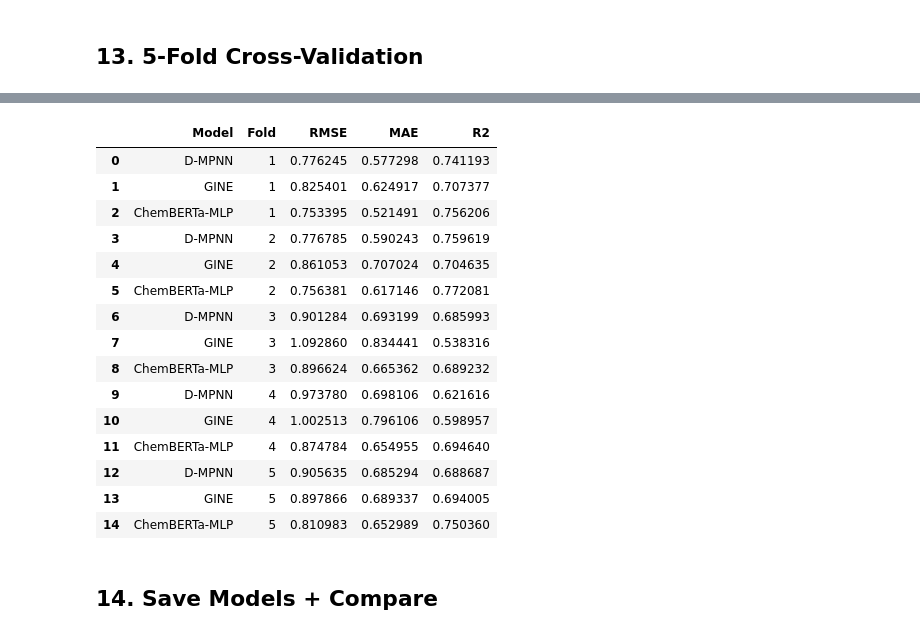
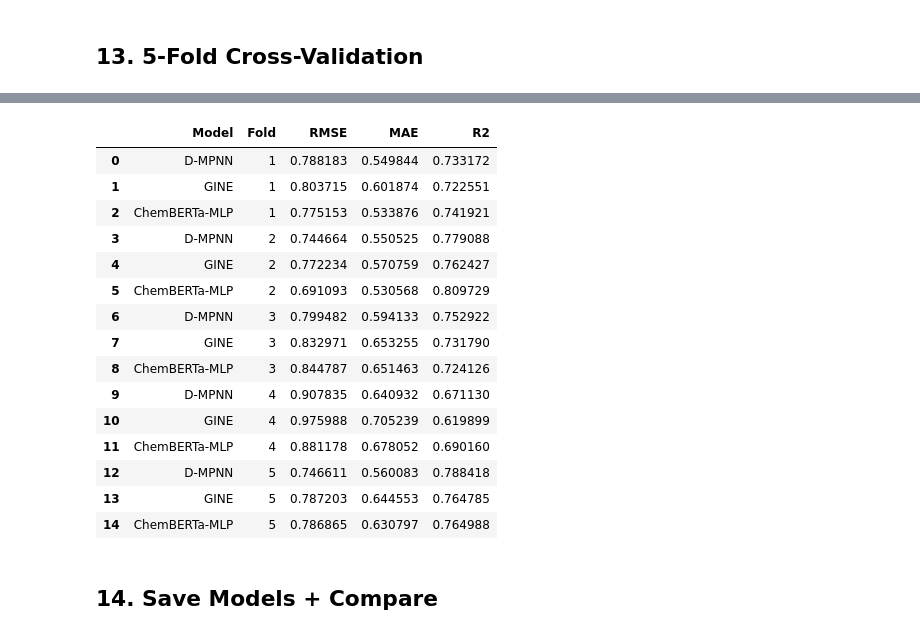
Before and after one commit to Techbjd/new_method, a Jupyter notebook: testing/fix_of_chemphore/colabtestregressiom_fast.ipynb, the cells around one changed output, grey strips where cells are left out. Drawn from its saved outputs; the diff is of its cells as text; code cells hidden in the pictures.

```diff
--- a/testing/fix_of_chemphore/colabtestregressiom_fast.ipynb
+++ b/testing/fix_of_chemphore/colabtestregressiom_fast.ipynb
@@ -81,11 +87,13 @@ ChemBERTa available: True
 ## 1. Define Small-Data Architectures
 # %%
 import os
-# === Feature / filtering flags — all OFF by default (flag-only) ===
+# === Feature flags: graph-first + MACCS late-fusion ON ===
 # GRAPH-FIRST: DL works on RDKit graphs (78-dim atoms + 6-dim bonds) directly.
-# Fingerprints are flag-only supplements — OFF unless you explicitly set True.
-# No fingerprint is concatenated unless flag True — keeps graph signal pure.
-USE_MACCS = False
+# MACCS (167 bits) is NOT fed into message-passing (would need remodel + dominate topology).
+# Instead it is projected 167->32 and concatenated with the GNN pooled output g[64-d]
+# -> 96-d head. This preserves graph signal and adds stable substructure keys for COCONUT screening.
+# MORGAN 1024 stays OFF (too big for n=645: +33k params).
+USE_MACCS = True
 MACCS_DIM = 167
 MACCS_PROJ_DIM = 32
 USE_MORGAN = False
@@ -266,7 +283,8 @@ class GINELayer(nn.Module):
 
 
 class GINESmall(nn.Module):
-    """3-layer GINE, hidden=64 -> ~40k params (small-data-safe). Regression head out_dim=1."""
+    """3-layer GINE, hidden=64 -> ~40k params (+~5k when MACCS on). Regression head out_dim=1.
+    Linear output — NO softmax/sigmoid. MACCS fused LATE with pooled g."""
 
     def __init__(self, num_node_features=78, num_edge_features=6, hidden_dim=64,
                  num_layers=3, dropout=0.3, out_dim=1,
@@ -280,18 +298,22 @@ class GINESmall(nn.Module):
         self.dropout = dropout
         self.use_maccs = use_maccs
         self.use_morgan = use_morgan
+        self.maccs_proj_dim = maccs_proj_dim
         extra_dim = 0
         if use_maccs:
-            self.maccs_proj = nn.Sequential(nn.Linear(maccs_dim, maccs_proj_dim), nn.ReLU())
+            self.maccs_proj = nn.Sequential(
+                nn.Linear(maccs_dim, maccs_proj_dim), nn.ReLU(), nn.Dropout(0.1))
             extra_dim += maccs_proj_dim
         if use_morgan:
-            self.morgan_proj = nn.Sequential(nn.Linear(morgan_dim, 32), nn.ReLU())
+            self.morgan_proj = nn.Sequential(nn.Linear(morgan_dim, 32), nn.ReLU(), nn.Dropout(0.1))
             extra_dim += 32
+        self.fusion_norm = nn.LayerNorm(hidden_dim + extra_dim) if extra_dim > 0 else nn.Identity()
+        self.fusion_drop = nn.Dropout(dropout) if extra_dim > 0 else nn.Identity()
         self.head = nn.Sequential(
             nn.Linear(hidden_dim + extra_dim, 32),
             nn.ReLU(),
             nn.Dropout(dropout),
-            nn.Linear(32, out_dim)
+            nn.Linear(32, out_dim)  # linear: no softmax/sigmoid
         )
 
     def forward(self, x, edge_index, edge_attr, batch, maccs=None, morgan=None):
@@ -301,11 +323,11 @@ class GINESmall(nn.Module):
         g = global_add_pool(x, batch)
         extras = []
         if self.use_maccs:
-            extras.append(self.maccs_proj(maccs.to(dtype=g.dtype, device=g.device)) if maccs is not None else torch.zeros((g.size(0), MACCS_PROJ_DIM), device=g.device, dtype=g.dtype))
+            extras.append(self.maccs_proj(maccs.to(dtype=g.dtype, device=g.device)) if maccs is not None else torch.zeros((g.size(0), self.maccs_proj_dim), device=g.device, dtype=g.dtype))
         if self.use_morgan:
             extras.append(self.morgan_proj(morgan.to(dtype=g.dtype, device=g.device)) if morgan is not None else torch.zeros((g.size(0), 32), device=g.device, dtype=g.dtype))
         if extras:
-            g = torch.cat([g] + extras, dim=1)
+            g = self.fusion_drop(self.fusion_norm(torch.cat([g] + extras, dim=1)))
         return self.head(g).squeeze(-1)
 # %%
 class ChemBERTaMLP(nn.Module):
@@ -1162,7 +1187,14 @@ shuffled_results15 = []
 for i in range(10):
     # shuffle CONTINUOUS target (scaled delta)
     y_sh = shuffle(y_train_scaled, random_state=i)
-    sg = [Data(x=g.x, edge_index=g.edge_index, edge_attr=g.edge_attr, **({'maccs': g.maccs} if hasattr(g, 'maccs') else {}), y=torch.tensor([float(y_sh[j])], dtype=torch.float))
+    def _fp_kwargs(g0):
+        kw = {}
+        if hasattr(g0, 'maccs'):
+            kw['maccs'] = g0.maccs
+        if hasattr(g0, 'morgan'):
+            kw['morgan'] = g0.morgan
+        return kw
+    sg = [Data(x=g.x, edge_index=g.edge_index, edge_attr=g.edge_attr, **_fp_kwargs(g), y=torch.tensor([float(y_sh[j])], dtype=torch.float))
           for j, g in enumerate(train_graphs)]
     sl = DataLoader(sg, batch_size=64, shuffle=True)
 
@@ -1273,7 +1305,12 @@ for fold, (tr_i, va_i) in enumerate(split_iter):
         out=[]
         for idx, y in zip(idxs, y_s):
             g0 = graphs[idx]
-            g = Data(x=g0.x, edge_index=g0.edge_index, edge_attr=g0.edge_attr, **({'maccs': g0.maccs} if hasattr(g0,'maccs') else {}), y=torch.tensor([float(y)], dtype=torch.float))
+            _kw = {}
+            if hasattr(g0, 'maccs'):
+                _kw['maccs'] = g0.maccs
+            if hasattr(g0, 'morgan'):
+                _kw['morgan'] = g0.morgan
+            g = Data(x=g0.x, edge_index=g0.edge_index, edge_attr=g0.edge_attr, **_kw, y=torch.tensor([float(y)], dtype=torch.float))
             out.append(g)
         return out
     tr_loader_f = DataLoader(graphs_with_y(tr_i, tr_y_s), batch_size=64, shuffle=True)
@@ -1350,19 +1387,19 @@ GINE           0.936  0.110  0.730  0.084  0.649  0.076
 |  | Model | Fold | RMSE | MAE | R2 |
-| 0 | D-MPNN | 1 | 0.776245 | 0.577298 | 0.741193 |
-| 1 | GINE | 1 | 0.825401 | 0.624917 | 0.707377 |
-| 2 | ChemBERTa-MLP | 1 | 0.753395 | 0.521491 | 0.756206 |
-| 3 | D-MPNN | 2 | 0.776785 | 0.590243 | 0.759619 |
-| 4 | GINE | 2 | 0.861053 | 0.707024 | 0.704635 |
-| 5 | ChemBERTa-MLP | 2 | 0.756381 | 0.617146 | 0.772081 |
-| 6 | D-MPNN | 3 | 0.901284 | 0.693199 | 0.685993 |
-| 7 | GINE | 3 | 1.092860 | 0.834441 | 0.538316 |
-| 8 | ChemBERTa-MLP | 3 | 0.896624 | 0.665362 | 0.689232 |
-| 9 | D-MPNN | 4 | 0.973780 | 0.698106 | 0.621616 |
-| 10 | GINE | 4 | 1.002513 | 0.796106 | 0.598957 |
-| 11 | ChemBERTa-MLP | 4 | 0.874784 | 0.654955 | 0.694640 |
-| 12 | D-MPNN | 5 | 0.905635 | 0.685294 | 0.688687 |
-| 13 | GINE | 5 | 0.897866 | 0.689337 | 0.694005 |
-| 14 | ChemBERTa-MLP | 5 | 0.810983 | 0.652989 | 0.750360 |
+| 0 | D-MPNN | 1 | 0.788183 | 0.549844 | 0.733172 |
+| 1 | GINE | 1 | 0.803715 | 0.601874 | 0.722551 |
+| 2 | ChemBERTa-MLP | 1 | 0.775153 | 0.533876 | 0.741921 |
+| 3 | D-MPNN | 2 | 0.744664 | 0.550525 | 0.779088 |
+| 4 | GINE | 2 | 0.772234 | 0.570759 | 0.762427 |
+| 5 | ChemBERTa-MLP | 2 | 0.691093 | 0.530568 | 0.809729 |
+| 6 | D-MPNN | 3 | 0.799482 | 0.594133 | 0.752922 |
+| 7 | GINE | 3 | 0.832971 | 0.653255 | 0.731790 |
+| 8 | ChemBERTa-MLP | 3 | 0.844787 | 0.651463 | 0.724126 |
+| 9 | D-MPNN | 4 | 0.907835 | 0.640932 | 0.671130 |
+| 10 | GINE | 4 | 0.975988 | 0.705239 | 0.619899 |
+| 11 | ChemBERTa-MLP | 4 | 0.881178 | 0.678052 | 0.690160 |
+| 12 | D-MPNN | 5 | 0.746611 | 0.560083 | 0.788418 |
+| 13 | GINE | 5 | 0.787203 | 0.644553 | 0.764785 |
+| 14 | ChemBERTa-MLP | 5 | 0.786865 | 0.630797 | 0.764988 |
 # %% [markdown]
 ## 14. Save Models + Compare
 # %%
```
Also changed, not shown: parts of 24 cells of this notebook.
